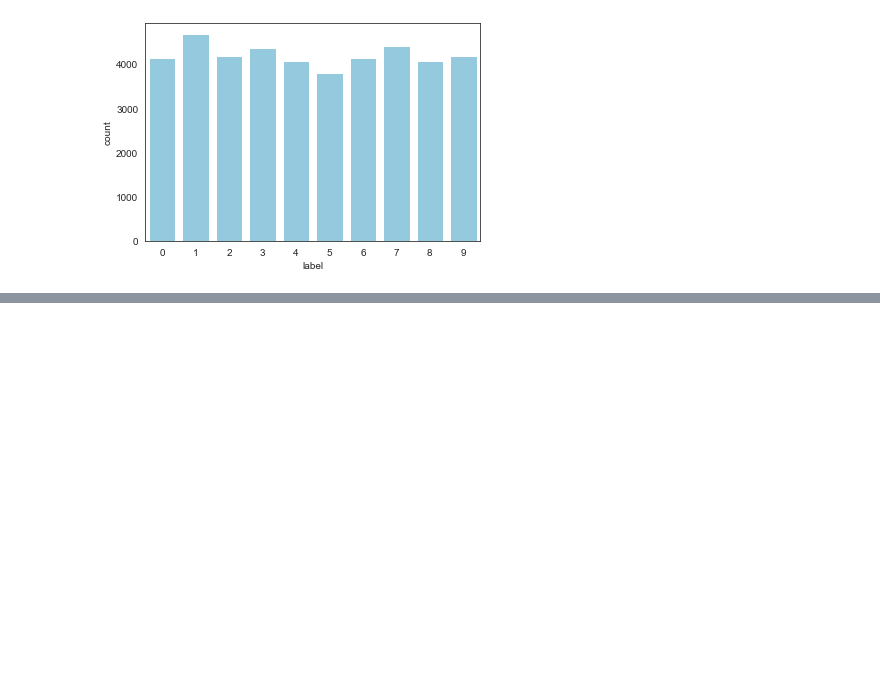
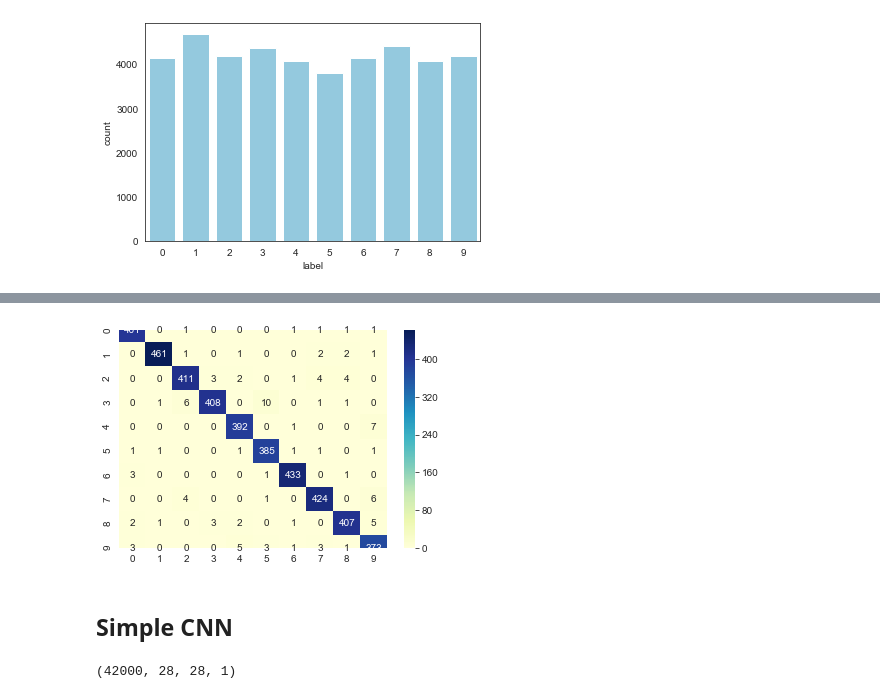
Before and after one commit to cedric-bertrand/DS-py, a Jupyter notebook: NN/mnist/mnist-nn.ipynb, the cells around one changed output, grey strips where cells are left out. Drawn from its saved outputs; the diff is of its cells as text; code cells hidden in the pictures; blank space fills up the shorter version.

```diff
--- a/NN/mnist/mnist-nn.ipynb
+++ b/NN/mnist/mnist-nn.ipynb
@@ -118,3 +142,12 @@ sns.lineplot(data=df_history[['acc','val_acc']], palette="tab10", linewidth=2.5)
+# %%
+# get prediction for validation set
+y_pred = model.predict(X_test)
+y_pred = np.argmax(y_pred,axis=1)
+
+confusion_mtx = confusion_matrix(y_test, y_pred)
+sns.heatmap(data=confusion_mtx, annot=True, fmt='d', cmap='YlGnBu');
+# %% [output]
+[figure, added]
 # %%
 # save weights
 model.save_weights('./output/mnist_mlp_dropout.h5')
@@ -137,3 +169,15 @@ submission.to_csv('./output/submission-mlp_dropout.csv',
                   columns=['ImageId','Label'],
                   header=True,
                   index=False)
+# %% [markdown]
+## Simple CNN
+# %%
+# Reshape the images
+img_size = 28
+X_cnn = X.values.reshape(-1, img_size, img_size, 1)
+# check
+print(X_cnn.shape)
+
+X_train, X_test, y_train, y_test = train_test_split(X_cnn, y, test_size=0.1)
+# %% [output]
+(42000, 28, 28, 1)
```
Also changed, not shown: parts of 13 cells of this notebook.
